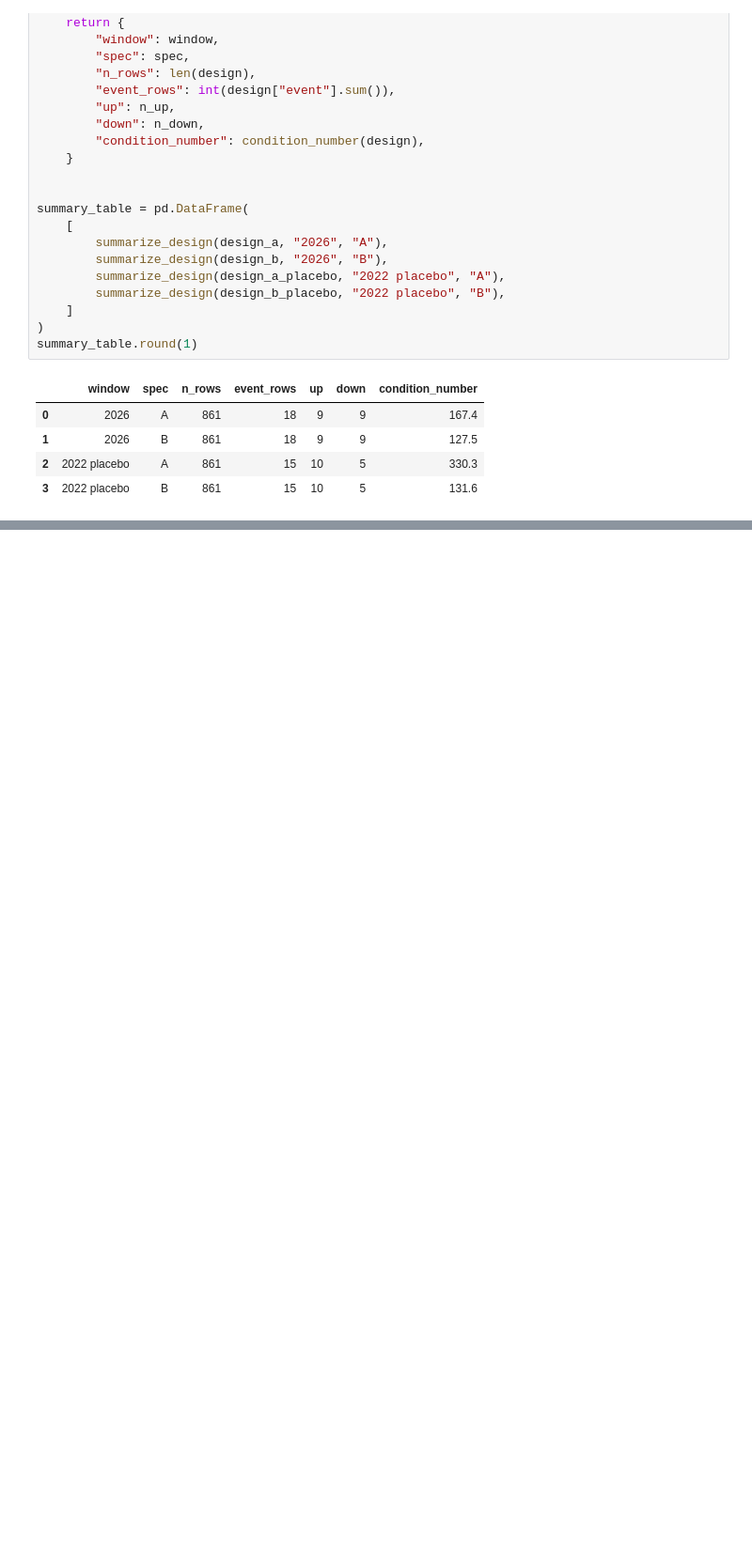
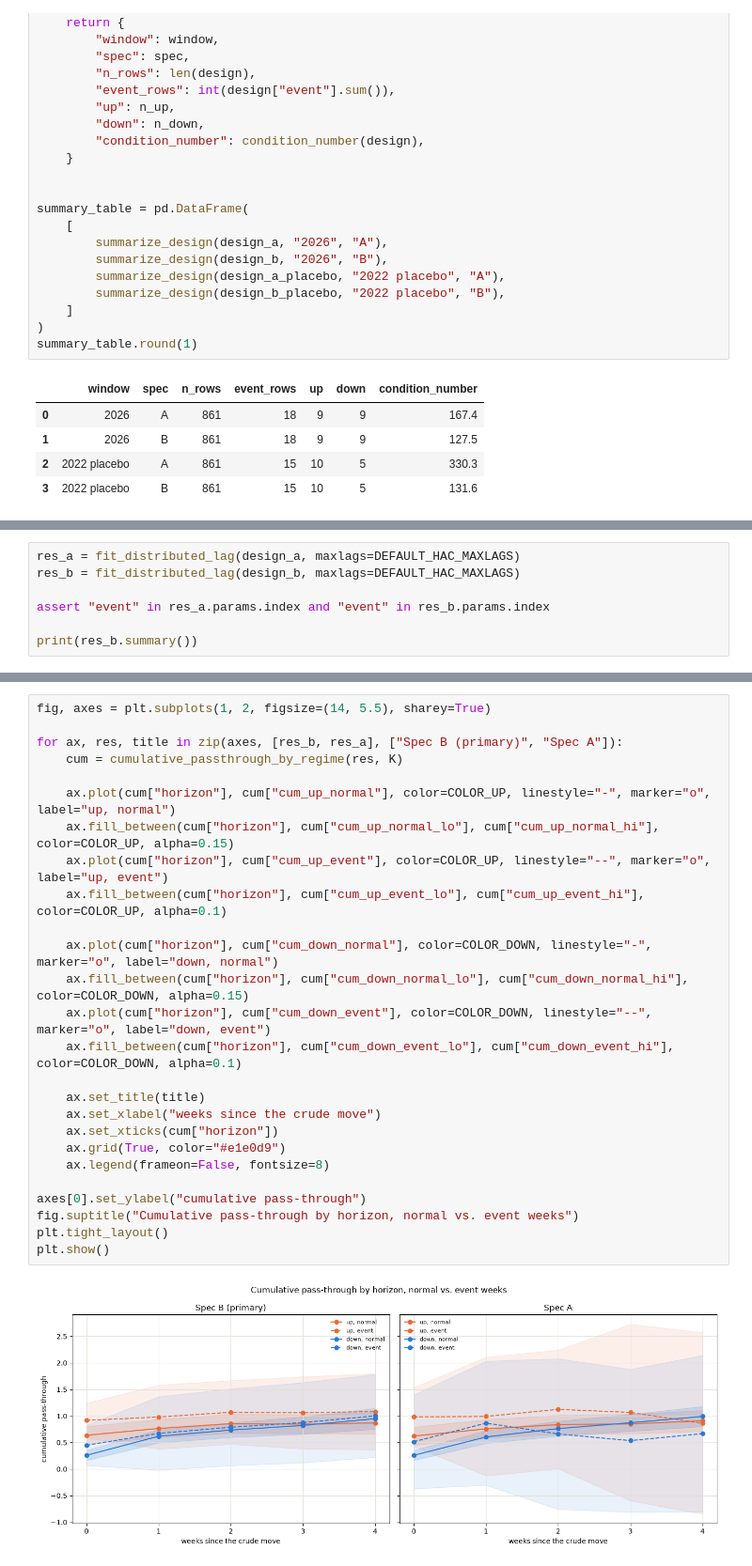
Before and after one commit to ElKuksi/gasoline-rockets-and-feathers, a Jupyter notebook: notebooks/07_2026_event_study.ipynb, the cells around one changed output, grey strips where cells are left out. Shown at 94% size. Drawn from its saved outputs; the diff is of its cells as text; blank space fills up the shorter version.

Commit message:
Build 2026 event-interaction design (Spec A/B), fit models, test for an event effect

```diff
--- a/notebooks/07_2026_event_study.ipynb
+++ b/notebooks/07_2026_event_study.ipynb
@@ -398,0 +413,7 @@ unrelated to the economics.
+# %%
+res_a = fit_distributed_lag(design_a, maxlags=DEFAULT_HAC_MAXLAGS)
+res_b = fit_distributed_lag(design_b, maxlags=DEFAULT_HAC_MAXLAGS)
+
+assert "event" in res_a.params.index and "event" in res_b.params.index
+
+print(res_b.summary())
@@ -398,0 +590,28 @@ unrelated to the economics.
+# %%
+fig, axes = plt.subplots(1, 2, figsize=(14, 5.5), sharey=True)
+
+for ax, res, title in zip(axes, [res_b, res_a], ["Spec B (primary)", "Spec A"]):
+    cum = cumulative_passthrough_by_regime(res, K)
+
+    ax.plot(cum["horizon"], cum["cum_up_normal"], color=COLOR_UP, linestyle="-", marker="o", label="up, normal")
+    ax.fill_between(cum["horizon"], cum["cum_up_normal_lo"], cum["cum_up_normal_hi"], color=COLOR_UP, alpha=0.15)
+    ax.plot(cum["horizon"], cum["cum_up_event"], color=COLOR_UP, linestyle="--", marker="o", label="up, event")
+    ax.fill_between(cum["horizon"], cum["cum_up_event_lo"], cum["cum_up_event_hi"], color=COLOR_UP, alpha=0.1)
+
+    ax.plot(cum["horizon"], cum["cum_down_normal"], color=COLOR_DOWN, linestyle="-", marker="o", label="down, normal")
+    ax.fill_between(cum["horizon"], cum["cum_down_normal_lo"], cum["cum_down_normal_hi"], color=COLOR_DOWN, alpha=0.15)
+    ax.plot(cum["horizon"], cum["cum_down_event"], color=COLOR_DOWN, linestyle="--", marker="o", label="down, event")
+    ax.fill_between(cum["horizon"], cum["cum_down_event_lo"], cum["cum_down_event_hi"], color=COLOR_DOWN, alpha=0.1)
+
+    ax.set_title(title)
+    ax.set_xlabel("weeks since the crude move")
+    ax.set_xticks(cum["horizon"])
+    ax.grid(True, color="#e1e0d9")
+    ax.legend(frameon=False, fontsize=8)
+
+axes[0].set_ylabel("cumulative pass-through")
+fig.suptitle("Cumulative pass-through by horizon, normal vs. event weeks")
+plt.tight_layout()
+plt.show()
+# %% [output]
+[figure, added]
```
Also changed, not shown: parts of 18 cells of this notebook, 4 other files.
